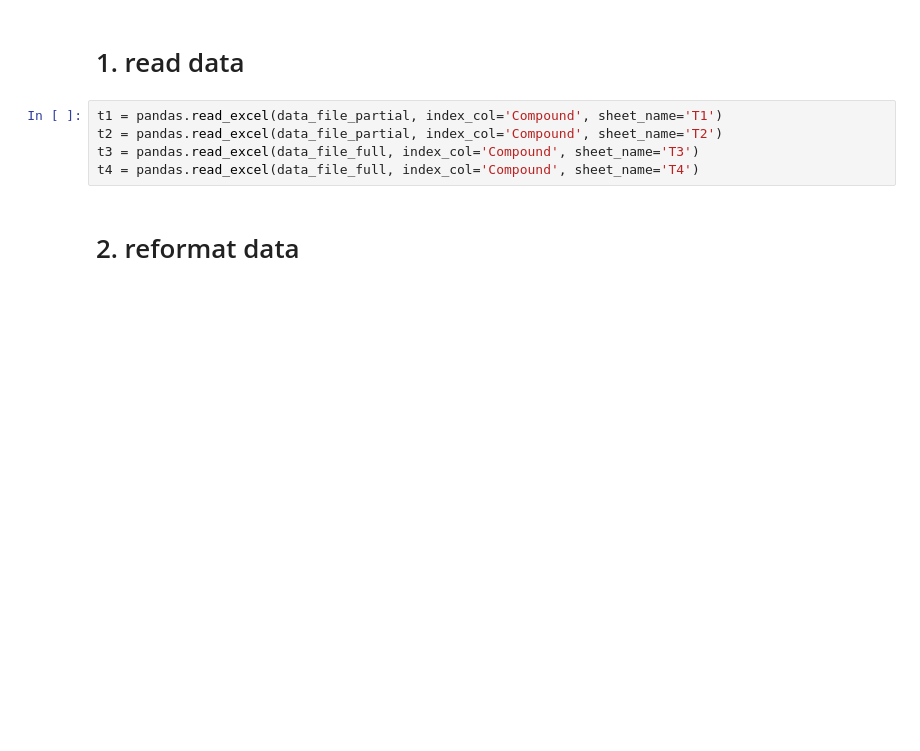
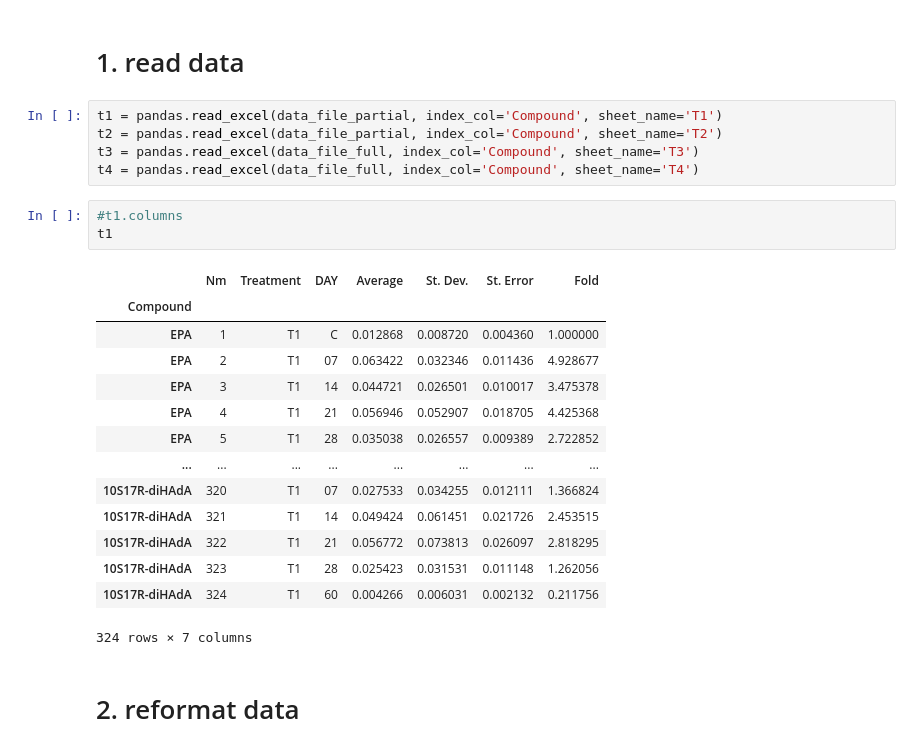
Before and after one commit to adelomana/plefa, a Jupyter notebook: statistical_analysis.ipynb, the cells around one changed output. Saved outputs shown, nothing was run; the diff lists cells and outputs as text; blank space fills up the shorter version.

```diff
--- a/statistical_analysis.ipynb
+++ b/statistical_analysis.ipynb
@@ -33,6 +33,24 @@ t1 = pandas.read_excel(data_file_partial, index_col='Compound', sheet_name='T1')
 t2 = pandas.read_excel(data_file_partial, index_col='Compound', sheet_name='T2')
 t3 = pandas.read_excel(data_file_full, index_col='Compound', sheet_name='T3')
 t4 = pandas.read_excel(data_file_full, index_col='Compound', sheet_name='T4')
+# %%
+#t1.columns
+t1
+# %% [output]
+|  | Nm | Treatment | DAY | Average | St. Dev. | St. Error | Fold |
+| Compound |  |  |  |  |  |  |  |
+| EPA | 1 | T1 | C | 0.012868 | 0.008720 | 0.004360 | 1.000000 |
+| EPA | 2 | T1 | 07 | 0.063422 | 0.032346 | 0.011436 | 4.928677 |
+| EPA | 3 | T1 | 14 | 0.044721 | 0.026501 | 0.010017 | 3.475378 |
+| EPA | 4 | T1 | 21 | 0.056946 | 0.052907 | 0.018705 | 4.425368 |
+| EPA | 5 | T1 | 28 | 0.035038 | 0.026557 | 0.009389 | 2.722852 |
+| ... | ... | ... | ... | ... | ... | ... | ... |
+| 10S17R-diHAdA | 320 | T1 | 07 | 0.027533 | 0.034255 | 0.012111 | 1.366824 |
+| 10S17R-diHAdA | 321 | T1 | 14 | 0.049424 | 0.061451 | 0.021726 | 2.453515 |
+| 10S17R-diHAdA | 322 | T1 | 21 | 0.056772 | 0.073813 | 0.026097 | 2.818295 |
+| 10S17R-diHAdA | 323 | T1 | 28 | 0.025423 | 0.031531 | 0.011148 | 1.262056 |
+| 10S17R-diHAdA | 324 | T1 | 60 | 0.004266 | 0.006031 | 0.002132 | 0.211756 |
+324 rows × 7 columns
 # %% [markdown]
 # 2. reformat data
 # %%
```
Also changed, not shown: parts of 11 cells of this notebook.
